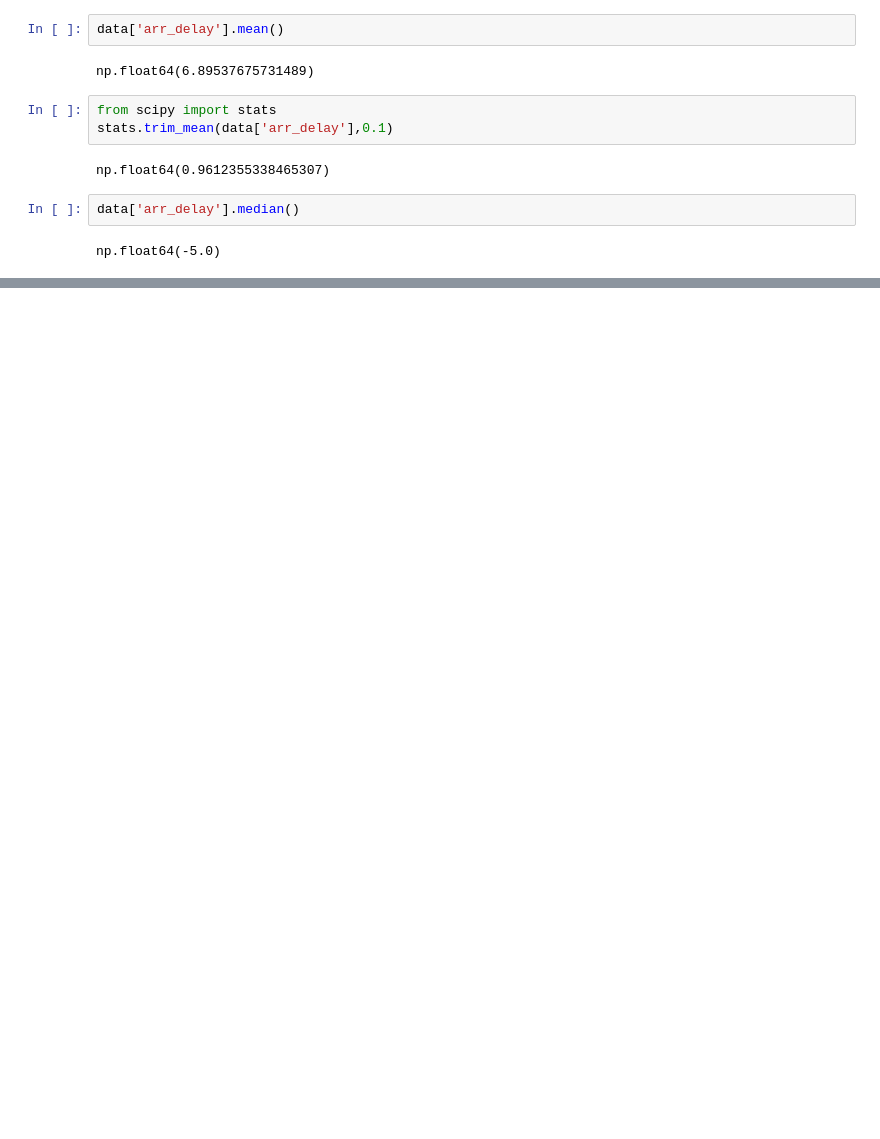
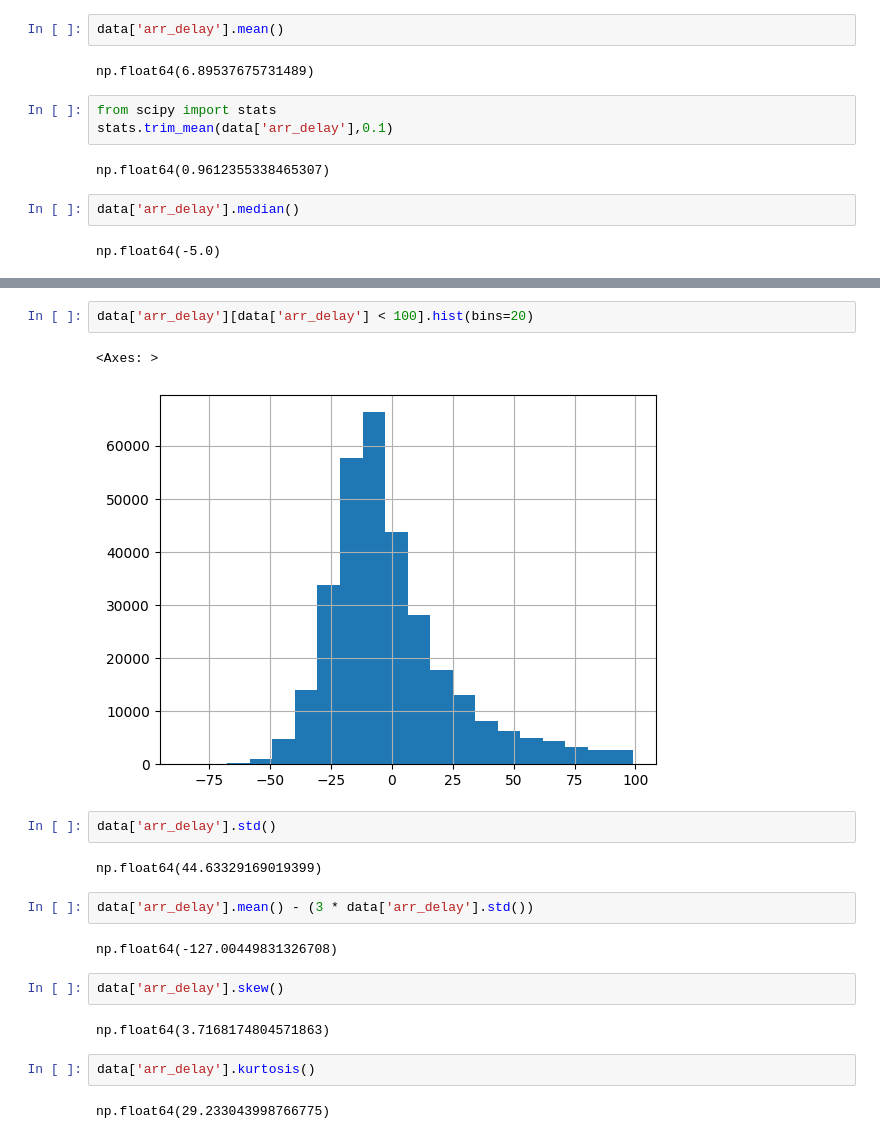
Before and after one commit to najibifar/Data_Analysis, a Jupyter notebook: StatsBasic/Flights.ipynb, the cells around one changed output, grey strips where cells are left out. Drawn from its saved outputs; the diff is of its cells as text; blank space fills up the shorter version.

```diff
--- a/StatsBasic/Flights.ipynb
+++ b/StatsBasic/Flights.ipynb
@@ -26,0 +50,21 @@ np.float64(-5.0)
+# %%
+data['arr_delay'][data['arr_delay'] < 100].hist(bins=20)
+# %% [output]
+<Axes: >
+[figure, added]
+# %%
+data['arr_delay'].std()
+# %% [output]
+np.float64(44.63329169019399)
+# %%
+data['arr_delay'].mean() - (3 * data['arr_delay'].std())
+# %% [output]
+np.float64(-127.00449831326708)
+# %%
+data['arr_delay'].skew()
+# %% [output]
+np.float64(3.7168174804571863)
+# %%
+data['arr_delay'].kurtosis()
+# %% [output]
+np.float64(29.233043998766775)
```
Also changed, not shown: parts of 7 cells of this notebook.
